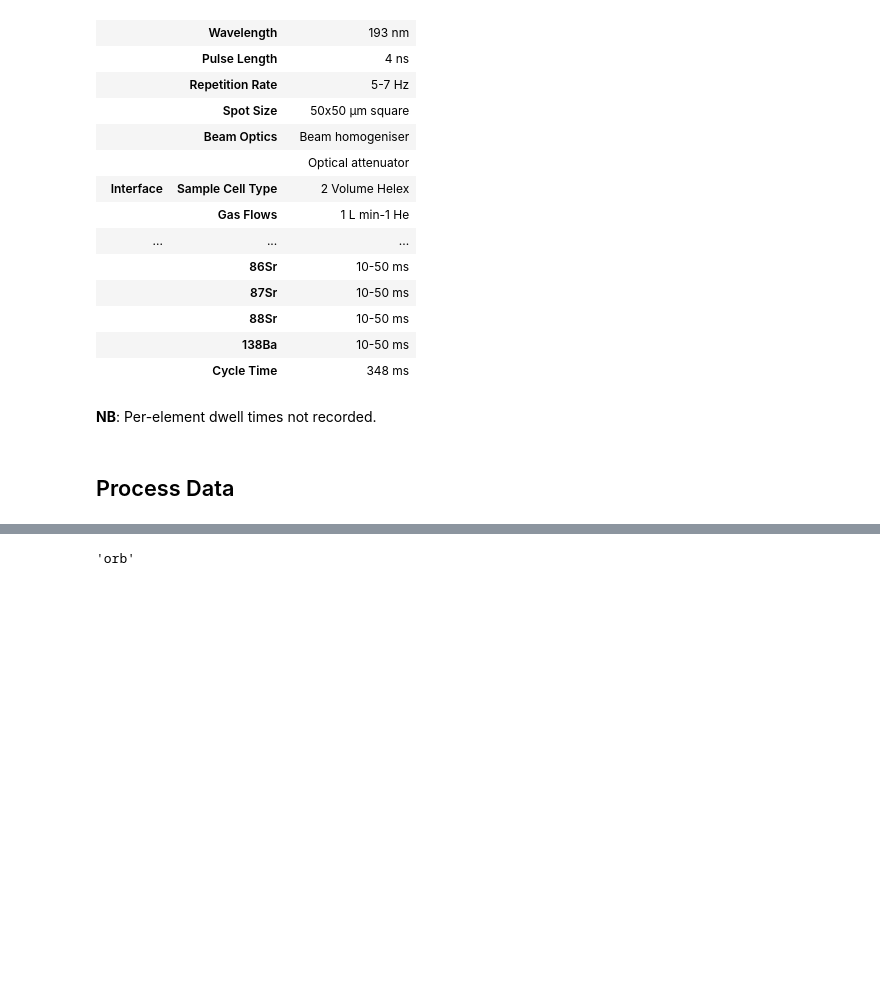
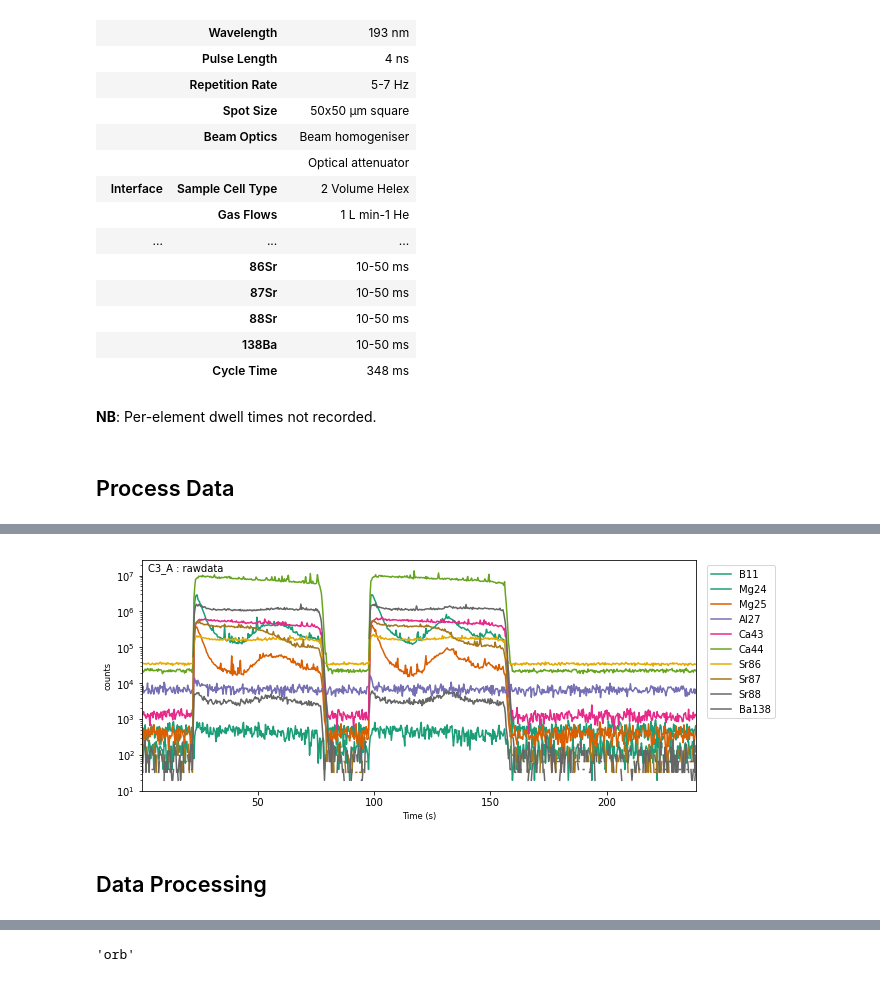
Before and after one commit to oscarbranson/latools, a Jupyter notebook: Supplement/cultured_foram_manual.ipynb, the cells around one changed output, grey strips where cells are left out. Drawn from its saved outputs; the diff is of its cells as text; code cells hidden in the pictures; blank space fills up the shorter version.

```diff
--- a/Supplement/cultured_foram_manual.ipynb
+++ b/Supplement/cultured_foram_manual.ipynb
@@ -55,0 +48,7 @@ dat.basic_processing(despike_win=5,
+# %%
+sample = 'C3_A'  # modify to change which is plotted throughout.
+_ = dat.data[sample].tplot()
+# %% [output]
+[figure, added]
+# %% [markdown]
+## Data Processing
```
Also changed, not shown: parts of 39 cells of this notebook, 2 other files.
